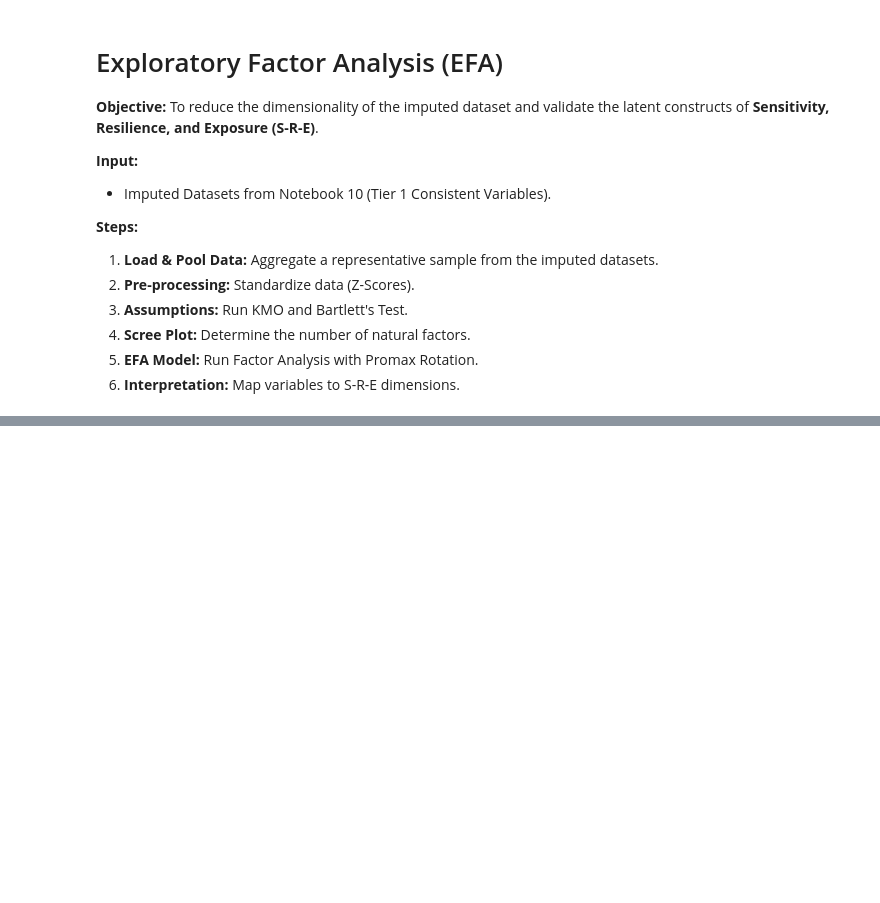
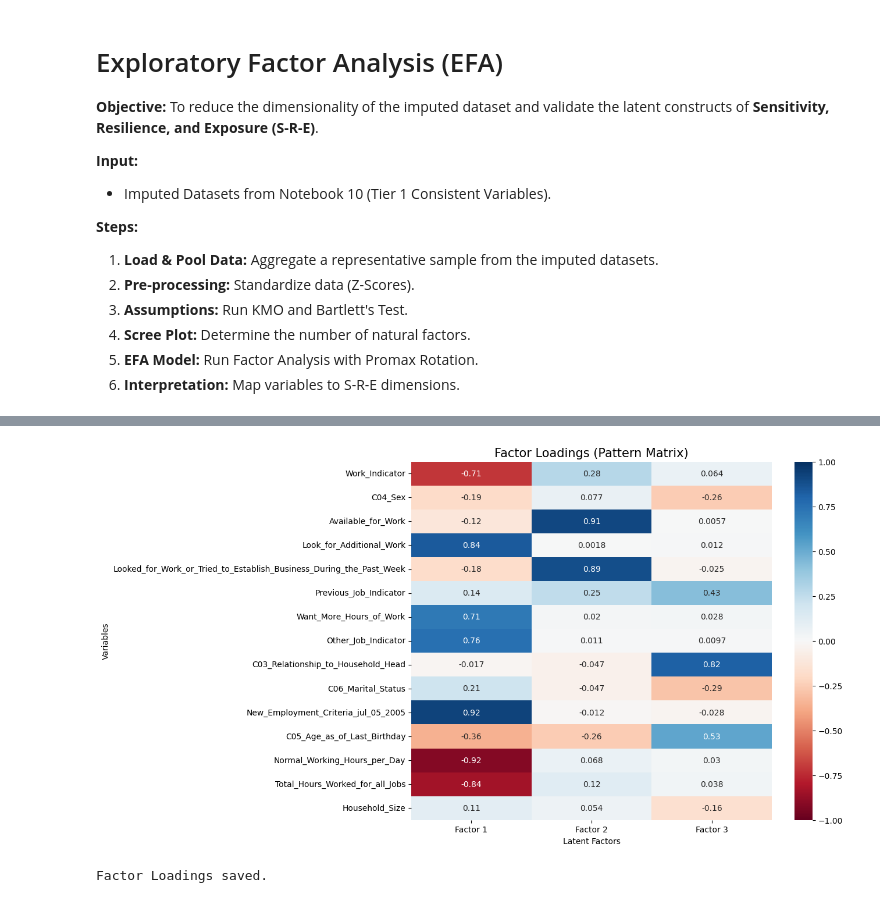
Before and after one commit to clemweb3/Preprocessing, a Jupyter notebook: Notebooks/11_Factor _Analysis.ipynb, the cells around one changed output, grey strips where cells are left out. Cells and saved outputs as stored; diff of their text form; code cells hidden in the pictures; blank space fills up the shorter version.

```diff
--- a/Notebooks/11_Factor _Analysis.ipynb
+++ b/Notebooks/11_Factor _Analysis.ipynb
@@ -60,0 +216,24 @@ print("Setup Complete. Output directory created.")
+# %%
+# --- RUN FACTOR ANALYSIS (3 FACTORS) ---
+fa_final = FactorAnalyzer(n_factors=3, rotation='promax')
+fa_final.fit(df_scaled)
+
+# Get Loadings
+loadings = pd.DataFrame(fa_final.loadings_,
+                        index=df_scaled.columns,
+                        columns=['Factor 1', 'Factor 2', 'Factor 3'])
+
+# --- VISUALIZE LOADINGS ---
+plt.figure(figsize=(10, 8))
+sns.heatmap(loadings, annot=True, cmap='RdBu', center=0, vmin=-1, vmax=1)
+plt.title('Factor Loadings (Pattern Matrix)', fontsize=15)
+plt.ylabel('Variables')
+plt.xlabel('Latent Factors')
+plt.show()
+
+# Save for Report
+loadings.to_csv(OUTPUT_ROOT / "Factor_Loadings_Matrix.csv")
+print("Factor Loadings saved.")
+# %% [output]
+[figure, added]
+Factor Loadings saved.
```
Also changed, not shown: parts of 10 cells of this notebook.
